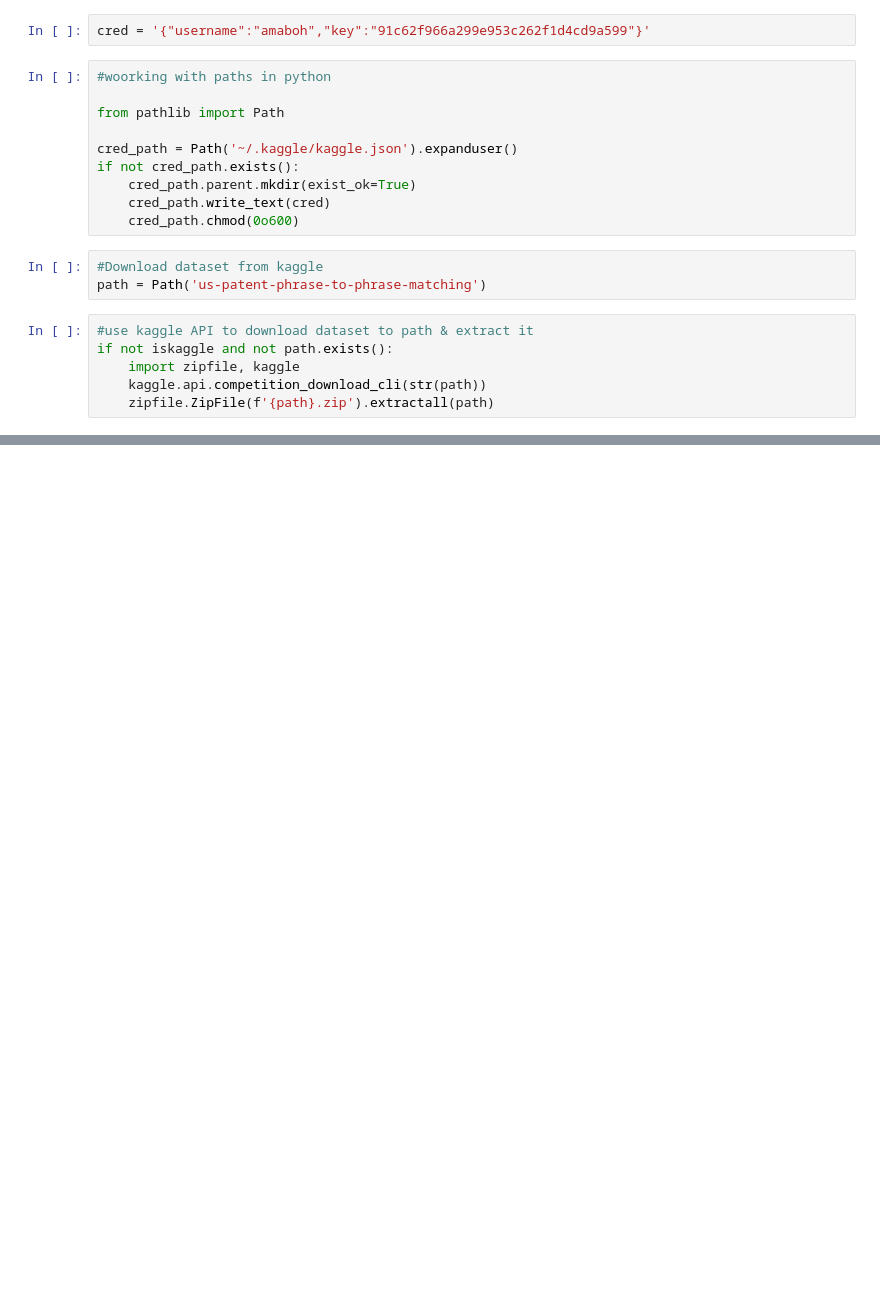
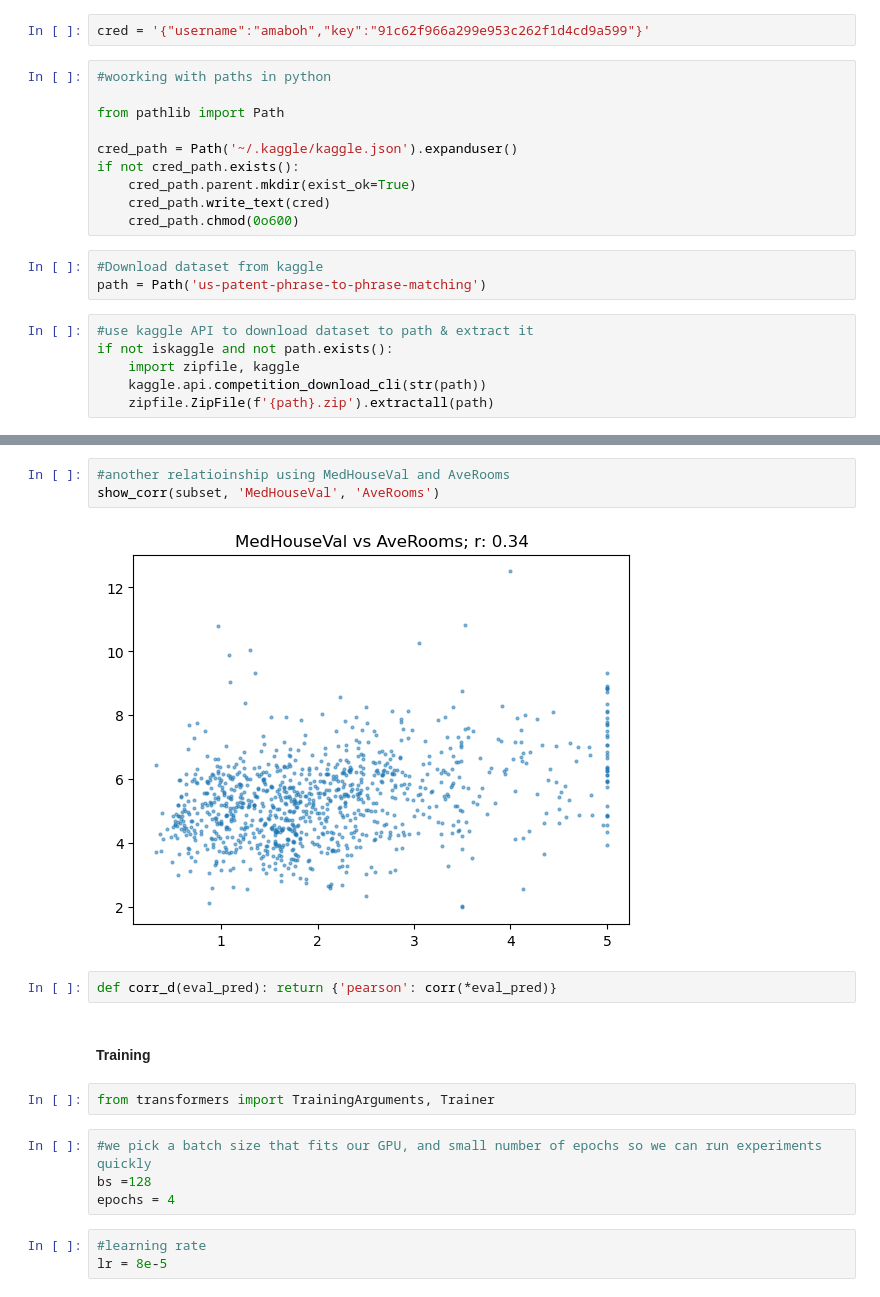
Before and after one commit to amaboh/fast_ai_dl, a Jupyter notebook: NLP_classification.ipynb, the cells around one changed output, grey strips where cells are left out. Cells and saved outputs as stored; diff of their text form; blank space fills up the shorter version.

```diff
--- a/NLP_classification.ipynb
+++ b/NLP_classification.ipynb
@@ -24,0 +263,18 @@ if not iskaggle and not path.exists():
+# %%
+#another relatioinship using MedHouseVal and AveRooms
+show_corr(subset, 'MedHouseVal', 'AveRooms')
+# %% [output]
+[figure, added]
+# %%
+def corr_d(eval_pred): return {'pearson': corr(*eval_pred)}
+# %% [markdown]
+#### Training
+# %%
+from transformers import TrainingArguments, Trainer
+# %%
+#we pick a batch size that fits our GPU, and small number of epochs so we can run experiments quickly
+bs =128
+epochs = 4
+# %%
+#learning rate
+lr = 8e-5
```
Also changed, not shown: parts of 43 cells of this notebook, 14 other files.
